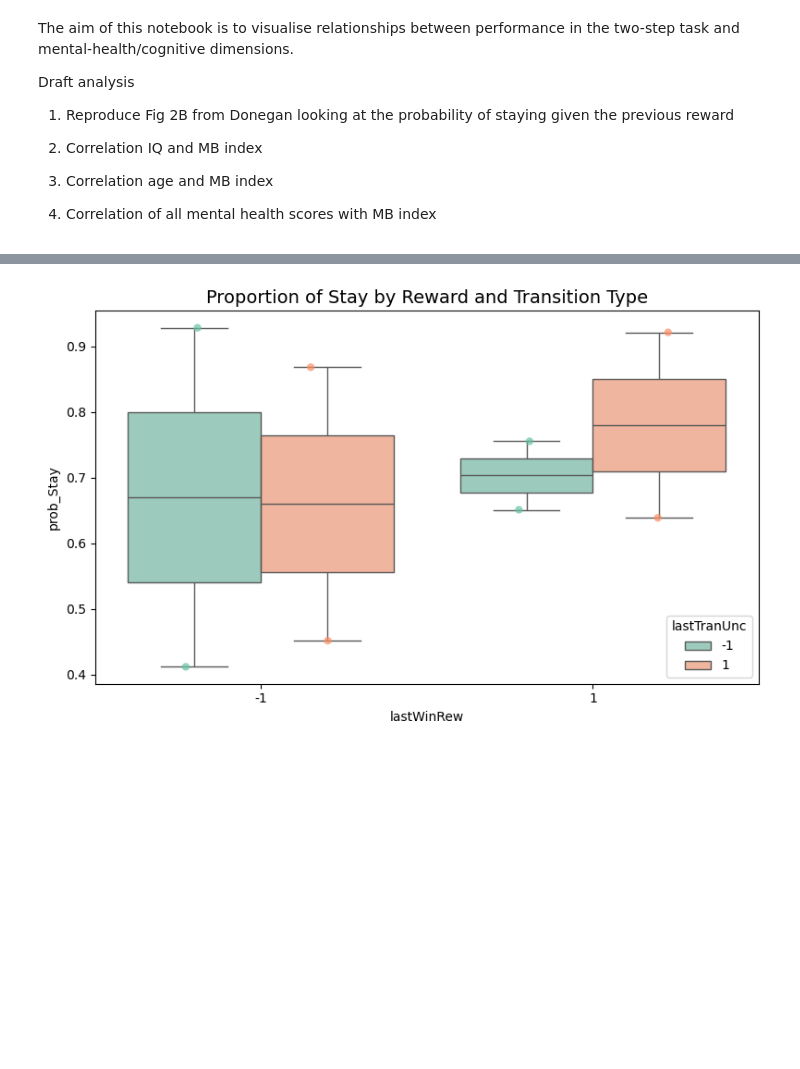
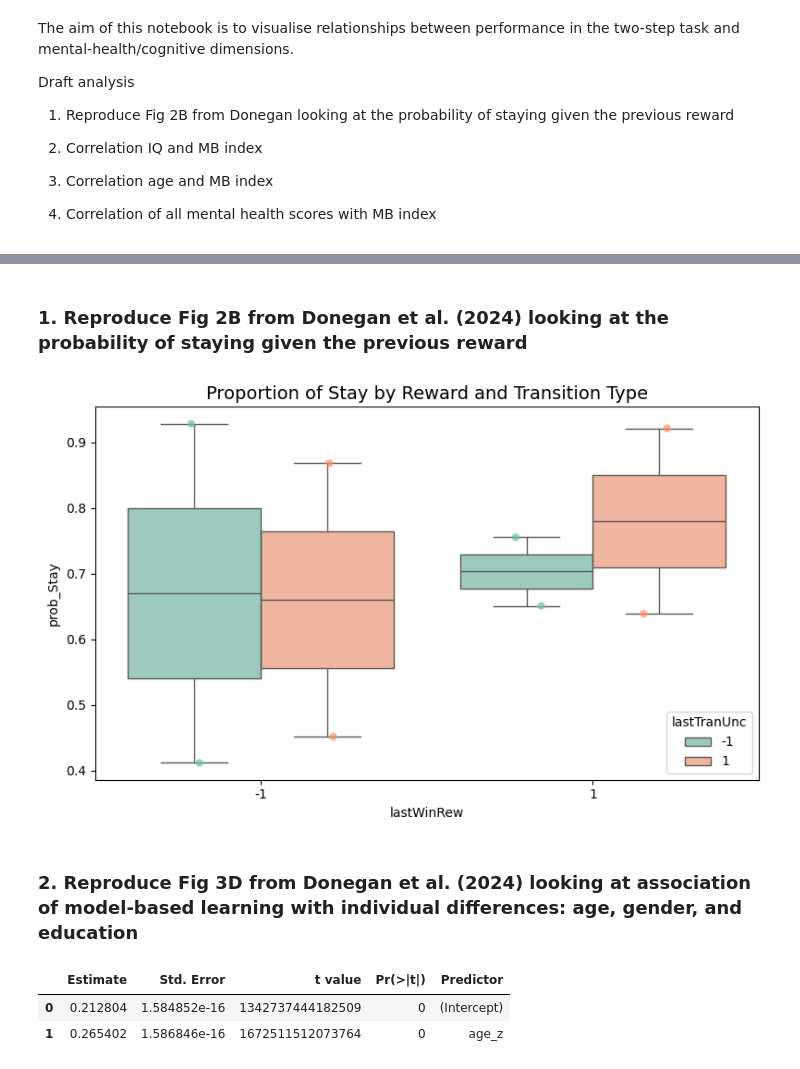
Before and after one commit to mariacpitteri/Overall_TST_Analysis, a Jupyter notebook: overall_analysis.ipynb, the cells around one changed output, grey strips where cells are left out. Cells and saved outputs as stored; diff of their text form; code cells hidden in the pictures; blank space fills up the shorter version.

```diff
--- a/overall_analysis.ipynb
+++ b/overall_analysis.ipynb
@@ -16,4 +17,16 @@ Draft analysis
 2. Correlation age and MB index
 2. Correlation of all mental health scores with MB index
 # %%
-# Load fully merged dfs
+# Load fully merged data frames
+
+# Load demographic and questionnaires results
+dem_quest_dfs = load_data("Overall_Results/Dem_Quest")
+
+# Load raw TST results
+tst_dfs = load_data("Overall_Results/Two_Step_Task_Results")
+
+# Load modelling results
+modelling_dfs = load_data("Overall_Results/Models")
+
+# Set study to look at
+study = "pilot_09_07_25"
@@ -20,9 +82,19 @@ Draft analysis
+# %% [markdown]
+### 1. Reproduce Fig 2B from Donegan et al. (2024) looking at the probability of staying given the previous reward
 # %%
 
 # Group staying data by participant, last reward, last transition and calcuate the probability of staying
-#grouped_data = group_mb_data(tst_dfs['TST_results_pilot_09_07_25'], ["participant_id","lastWinRew", "lastTranUnc"], "currStay")
+grouped_data = group_mb_data(tst_dfs['TST_results_pilot_09_07_25'], ["participant_id","lastWinRew", "lastTranUnc"], "currStay")
 # %%
 # Plot the proportion of stay by reward and transition type for each participant
-#box_plots(grouped_data, "lastWinRew", "prob_Stay", "lastTranUnc", "Proportion of Stay by Reward and Transition Type", palette="Set2")
+box_plots(grouped_data, "lastWinRew", "prob_Stay", "lastTranUnc", "Proportion of Stay by Reward and Transition Type", palette="Set2")
 # %% [output]
-[figure, old version]
+[figure, new version]
+# %% [markdown]
+### 2. Reproduce Fig 3D from Donegan et al. (2024) looking at association of model-based learning with individual differences: age, gender, and education
+# %%
+modelling_dfs['model_results_donegan_demographic_lm_pilot_09_07_25']
+# %% [output]
+|  | Estimate | Std. Error | t value | Pr(>|t|) | Predictor |
+| 0 | 0.212804 | 1.584852e-16 | 1342737444182509 | 0 | (Intercept) |
+| 1 | 0.265402 | 1.586846e-16 | 1672511512073764 | 0 | age_z |
```
Also changed, not shown: parts of 11 cells of this notebook, 11 other files.
